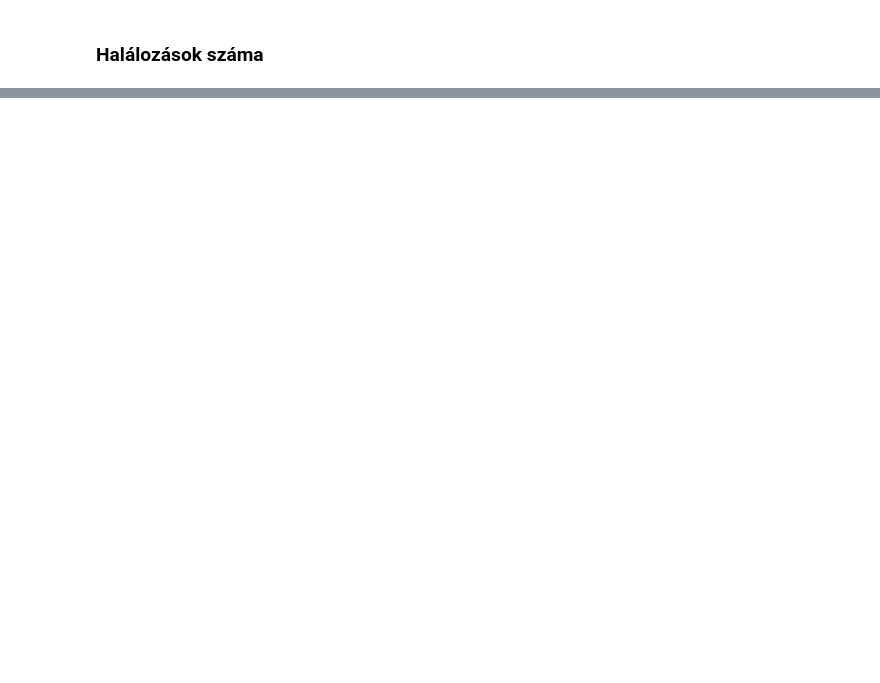
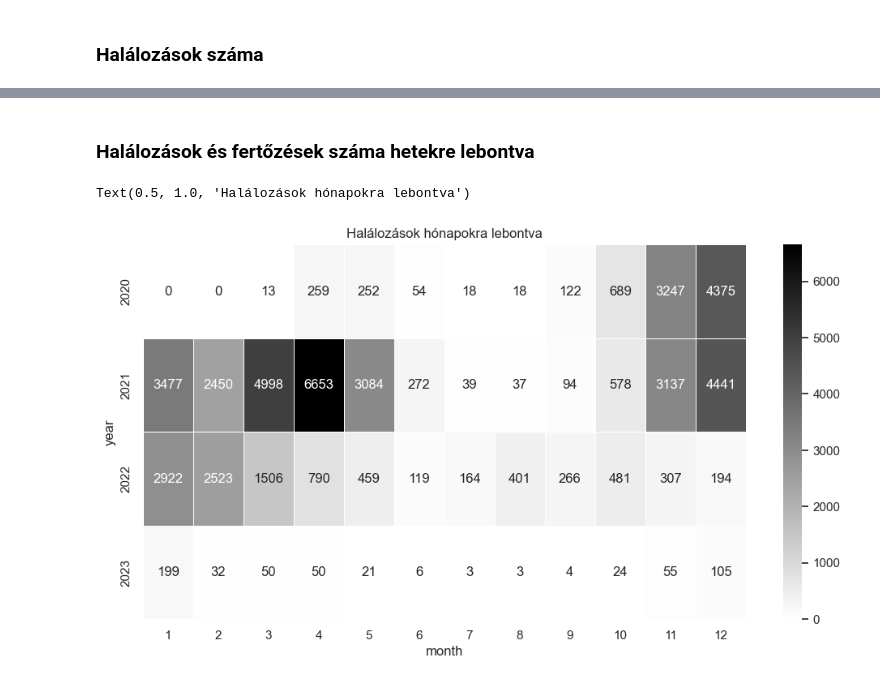
Before and after one commit to Adiklafa/Matprog, a Jupyter notebook: Geo-heatmap.ipynb, the cells around one changed output, grey strips where cells are left out. Cells and saved outputs as stored; diff of their text form; code cells hidden in the pictures; blank space fills up the shorter version.

```diff
--- a/Geo-heatmap.ipynb
+++ b/Geo-heatmap.ipynb
@@ -177,3 +175,26 @@ show(p)
 # %% [output]
 [interactive output not drawn]
 [interactive output not drawn]
+# %% [markdown]
+### Halálozások és fertőzések száma hetekre lebontva
+# %%
+halal=adatcsvkeep("2020-01-01","2023-12-31",["HUN"],["date","new_deaths"])
+
+halal['date'] = pd.to_datetime(halal['date'])
+
+halal['month'] = halal['date'].dt.month
+halal['year'] = halal['date'].dt.year
+monthly_deaths = halal.groupby(['year', 'month'])['new_deaths'].sum().reset_index()
+sns.set_theme()
+
+monthly_deaths = (
+    monthly_deaths
+    .pivot(index="year", columns="month", values="new_deaths")
+)
+
+f, ax = plt.subplots(figsize=(12, 6))
+sns.heatmap(monthly_deaths, annot=True, fmt=".0f", linewidths=.5, ax=ax, cmap="gist_yarg")
+plt.title("Halálozások hónapokra lebontva")
+# %% [output]
+Text(0.5, 1.0, 'Halálozások hónapokra lebontva')
+[figure, added]
```
Also changed, not shown: parts of 2 cells of this notebook.
